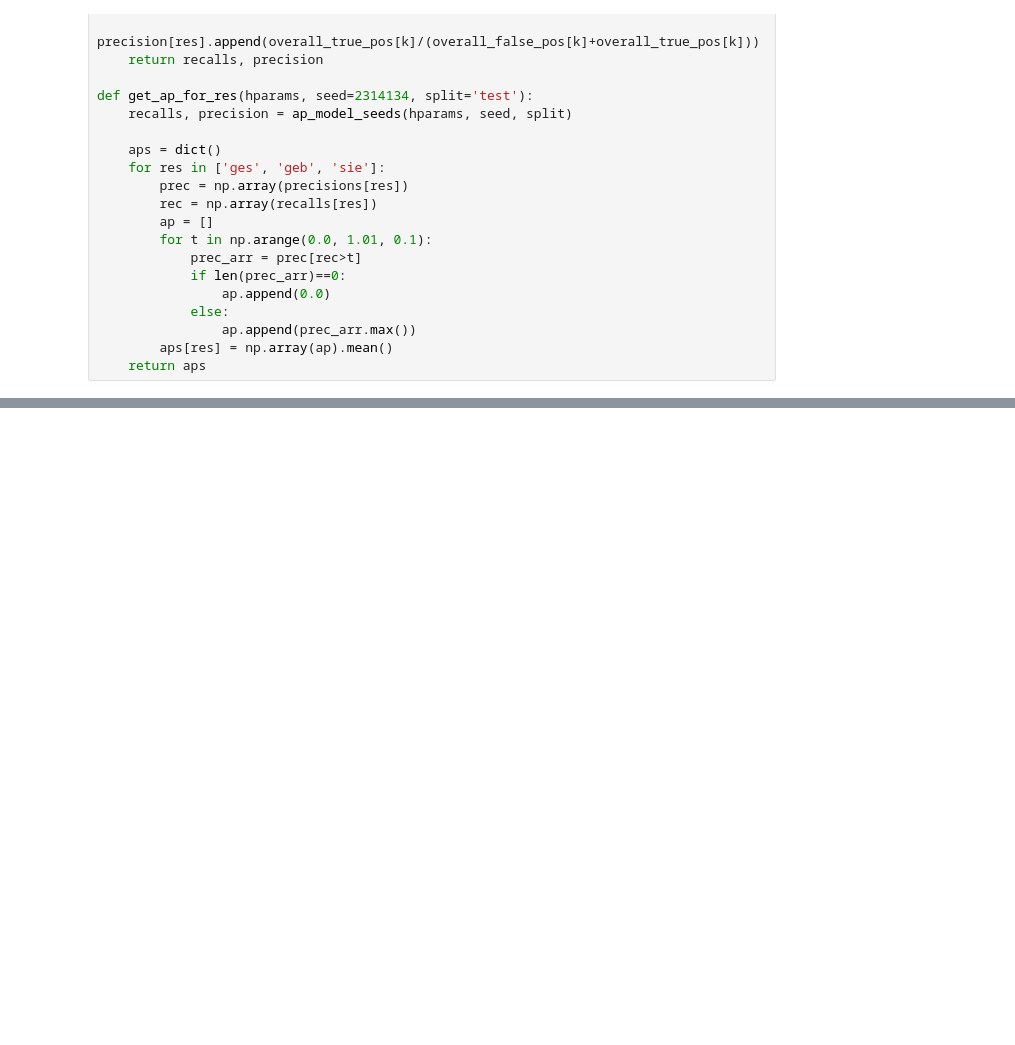
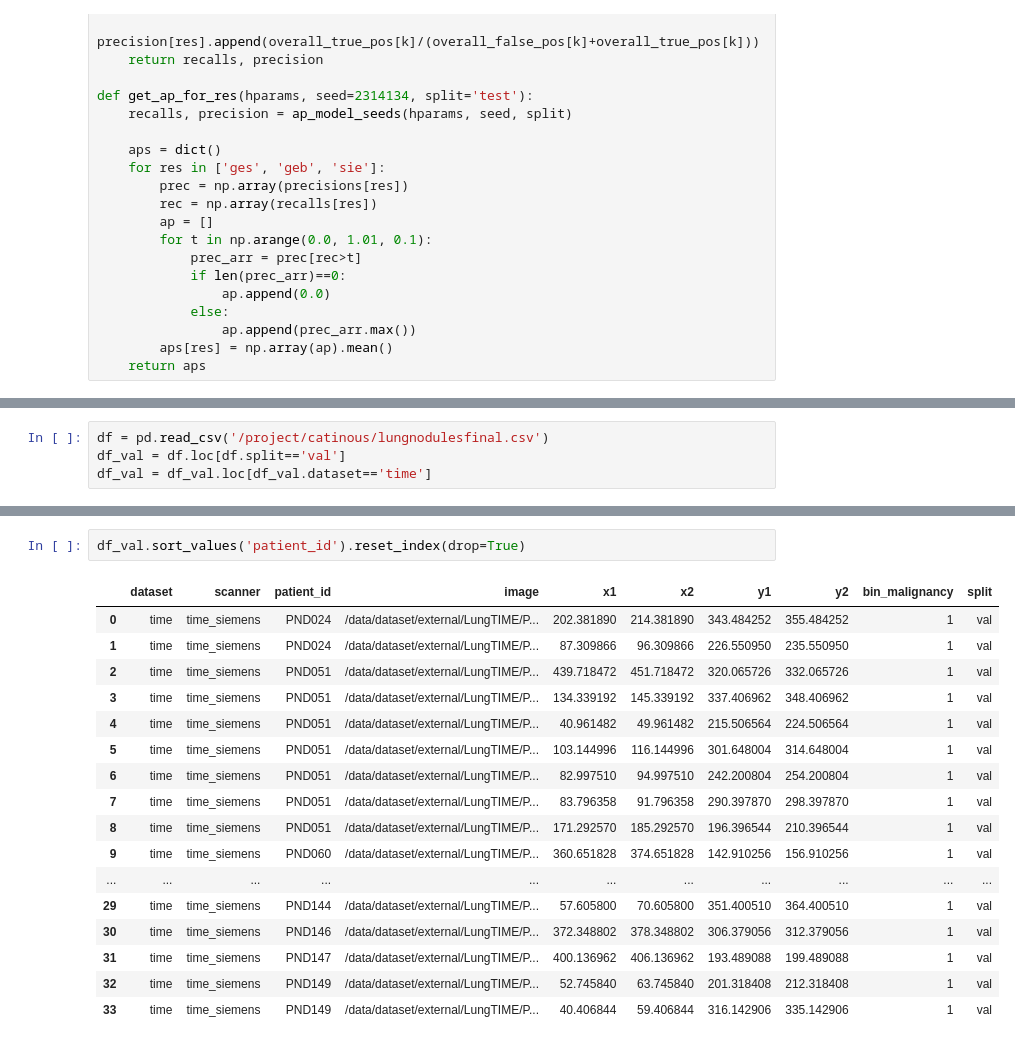
Before and after one commit to cirmuw/dynamicmemory, a Jupyter notebook: Results_lungnodules.ipynb, the cells around one changed output, grey strips where cells are left out. Saved outputs shown, nothing was run; the diff lists cells and outputs as text; blank space fills up the shorter version.

```diff
--- a/Results_lungnodules.ipynb
+++ b/Results_lungnodules.ipynb
@@ -183,0 +239,4 @@ out
+# %%
+df = pd.read_csv('/project/catinous/lungnodulesfinal.csv')
+df_val = df.loc[df.split=='val']
+df_val = df_val.loc[df_val.dataset=='time']
@@ -183,0 +272,20 @@ out
+# %%
+df_val.sort_values('patient_id').reset_index(drop=True)
+# %% [output]
+|  | dataset | scanner | patient_id | image | x1 | x2 | y1 | y2 | bin_malignancy | split |
+| 0 | time | time_siemens | PND024 | /data/dataset/external/LungTIME/P... | 202.381890 | 214.381890 | 343.484252 | 355.484252 | 1 | val |
+| 1 | time | time_siemens | PND024 | /data/dataset/external/LungTIME/P... | 87.309866 | 96.309866 | 226.550950 | 235.550950 | 1 | val |
+| 2 | time | time_siemens | PND051 | /data/dataset/external/LungTIME/P... | 439.718472 | 451.718472 | 320.065726 | 332.065726 | 1 | val |
+| 3 | time | time_siemens | PND051 | /data/dataset/external/LungTIME/P... | 134.339192 | 145.339192 | 337.406962 | 348.406962 | 1 | val |
+| 4 | time | time_siemens | PND051 | /data/dataset/external/LungTIME/P... | 40.961482 | 49.961482 | 215.506564 | 224.506564 | 1 | val |
+| 5 | time | time_siemens | PND051 | /data/dataset/external/LungTIME/P... | 103.144996 | 116.144996 | 301.648004 | 314.648004 | 1 | val |
+| 6 | time | time_siemens | PND051 | /data/dataset/external/LungTIME/P... | 82.997510 | 94.997510 | 242.200804 | 254.200804 | 1 | val |
+| 7 | time | time_siemens | PND051 | /data/dataset/external/LungTIME/P... | 83.796358 | 91.796358 | 290.397870 | 298.397870 | 1 | val |
+| 8 | time | time_siemens | PND051 | /data/dataset/external/LungTIME/P... | 171.292570 | 185.292570 | 196.396544 | 210.396544 | 1 | val |
+| 9 | time | time_siemens | PND060 | /data/dataset/external/LungTIME/P... | 360.651828 | 374.651828 | 142.910256 | 156.910256 | 1 | val |
+| ... | ... | ... | ... | ... | ... | ... | ... | ... | ... | ... |
+| 29 | time | time_siemens | PND144 | /data/dataset/external/LungTIME/P... | 57.605800 | 70.605800 | 351.400510 | 364.400510 | 1 | val |
+| 30 | time | time_siemens | PND146 | /data/dataset/external/LungTIME/P... | 372.348802 | 378.348802 | 306.379056 | 312.379056 | 1 | val |
+| 31 | time | time_siemens | PND147 | /data/dataset/external/LungTIME/P... | 400.136962 | 406.136962 | 193.489088 | 199.489088 | 1 | val |
+| 32 | time | time_siemens | PND149 | /data/dataset/external/LungTIME/P... | 52.745840 | 63.745840 | 201.318408 | 212.318408 | 1 | val |
+| 33 | time | time_siemens | PND149 | /data/dataset/external/LungTIME/P... | 40.406844 | 59.406844 | 316.142906 | 335.142906 | 1 | val |
```
Also changed, not shown: parts of 12 cells of this notebook, 3 other files.
